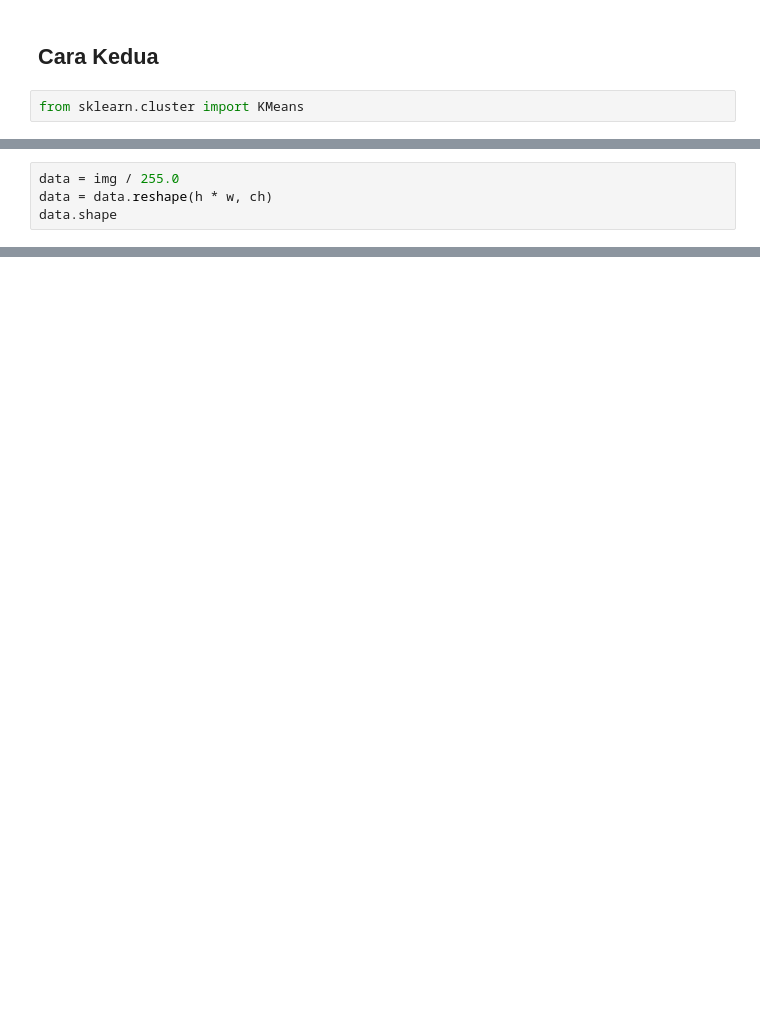
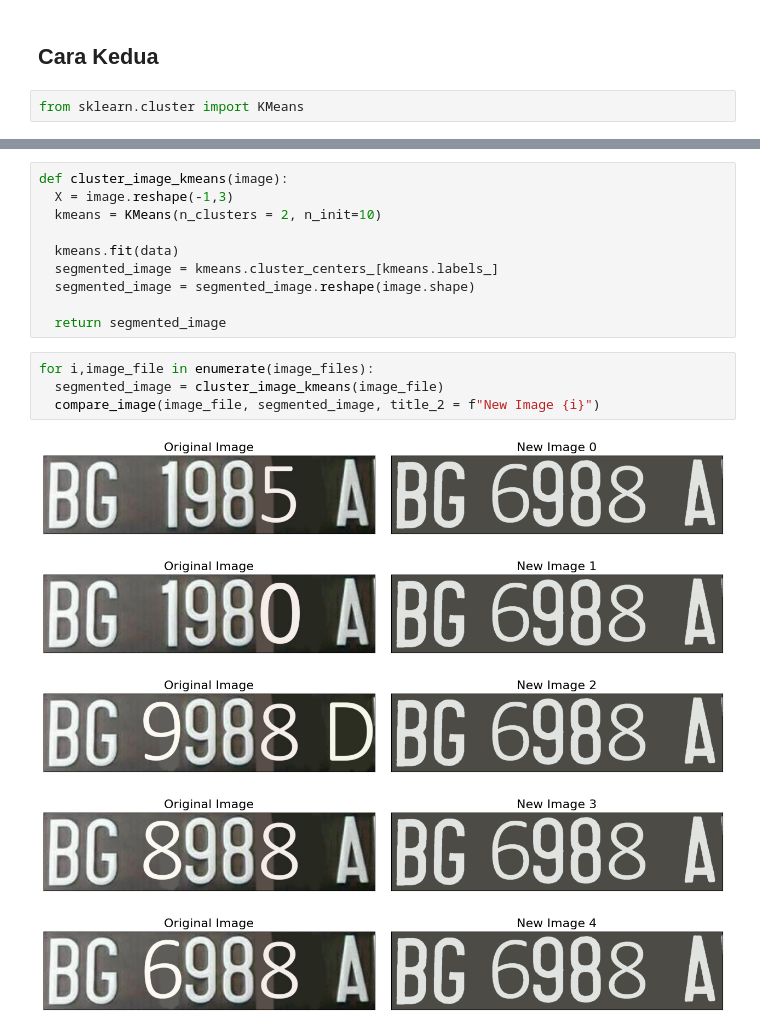
Before and after one commit to Ziedny28/ML, a Jupyter notebook: uts/UTS_ML.ipynb, the cells around one changed output, grey strips where cells are left out. Saved outputs shown, nothing was run; the diff lists cells and outputs as text; blank space fills up the shorter version.

```diff
--- a/uts/UTS_ML.ipynb
+++ b/uts/UTS_ML.ipynb
@@ -133,4 +105,0 @@ print(ch)
-# %%
-data = img / 255.0
-data = data.reshape(h * w, ch)
-data.shape
@@ -181,0 +106,20 @@ error: ignored
+# %%
+def cluster_image_kmeans(image):
+  X = image.reshape(-1,3)
+  kmeans = KMeans(n_clusters = 2, n_init=10)
+
+  kmeans.fit(data)
+  segmented_image = kmeans.cluster_centers_[kmeans.labels_]
+  segmented_image = segmented_image.reshape(image.shape)
+
+  return segmented_image
+# %%
+for i,image_file in enumerate(image_files):
+  segmented_image = cluster_image_kmeans(image_file)
+  compare_image(image_file, segmented_image, title_2 = f"New Image {i}")
+# %% [output]
+[figure, added]
+[figure, added]
+[figure, added]
+[figure, added]
+[figure, added]
```
Also changed, not shown: parts of 31 cells of this notebook.
